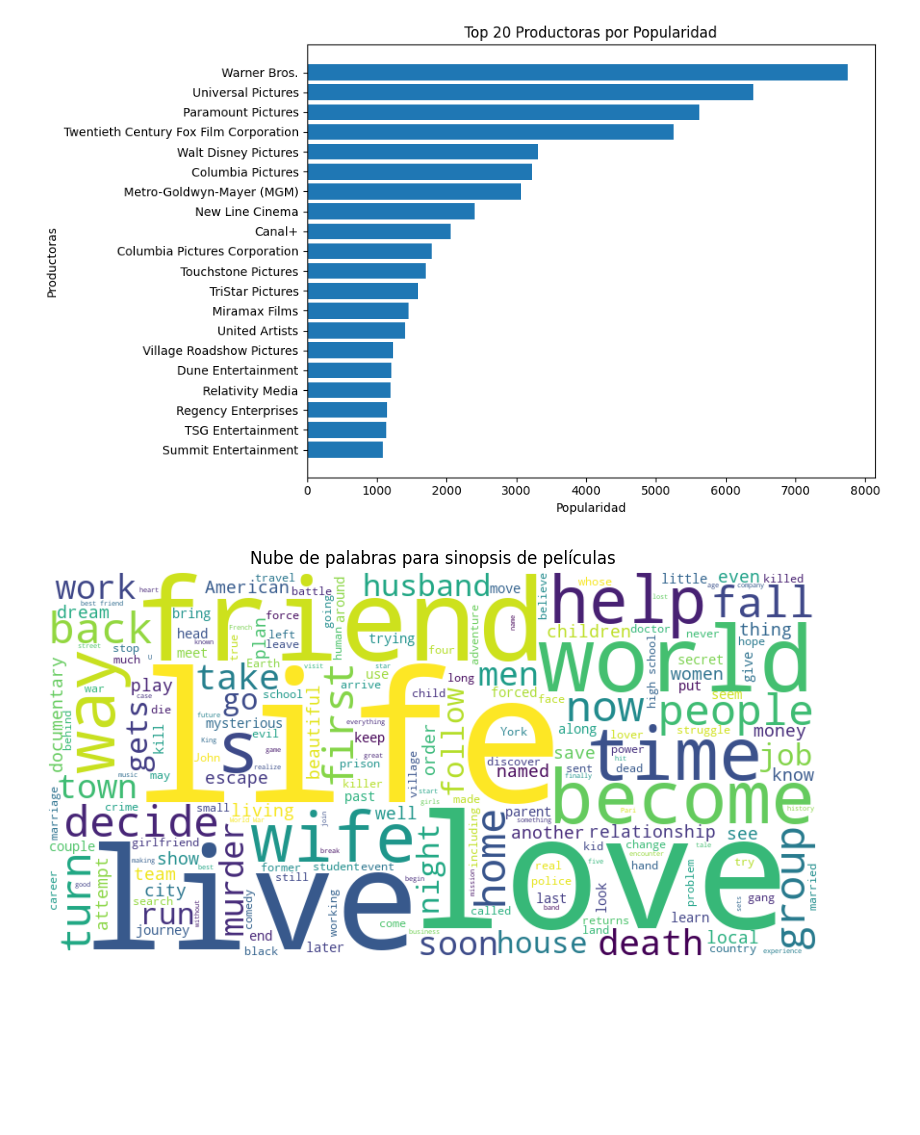
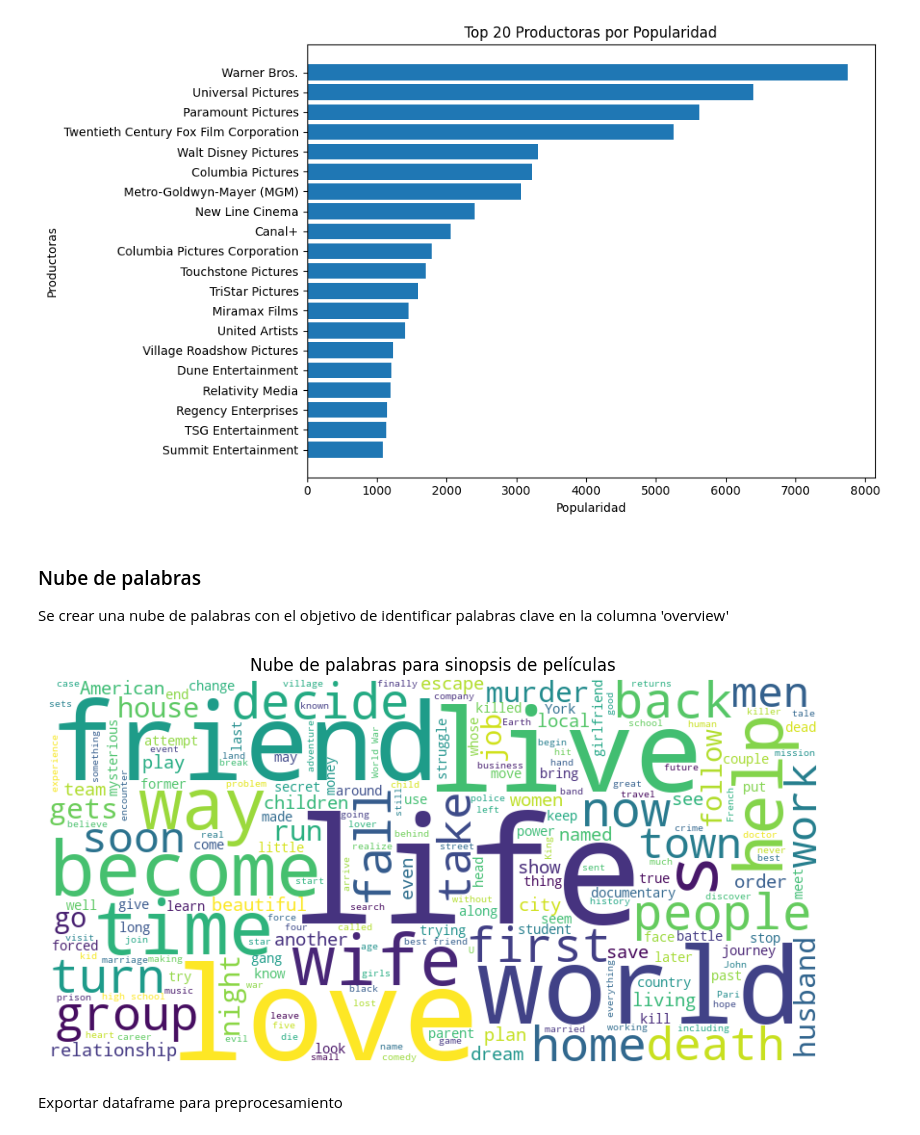
Before and after one commit to alejocampos1/Movies_Recommendation_2024, a Jupyter notebook: Notebooks/eda.ipynb, the cells around one changed output. Saved outputs shown, nothing was run; the diff lists cells and outputs as text; code cells hidden in the pictures; blank space fills up the shorter version.

```diff
--- a/Notebooks/eda.ipynb
+++ b/Notebooks/eda.ipynb
@@ -221,5 +236,3 @@ Como resultado del análisis de esta distribución, se eliminará la columna
-# %%
-df_movies_filtered = df_movies_filtered.drop(columns='original_language')
 # %% [markdown]
 ### Distribución de duración de las películas
 Visualizar cómo se distribuyen las películas en su duración
@@ -409,40 +485,46 @@ plt.tight_layout()
 plt.show()
 # %% [output]
 [figure]
+# %% [markdown]
+### Nube de palabras
+Se crear una nube de palabras con el objetivo de identificar palabras clave en la columna 'overview'
 # %%
 # Rellenar los valores nulos con una cadena vacía
 df_movies_filtered['overview'] = df_movies_filtered['overview'].fillna('')
 
 # Definir las stopwords (palabras que queremos excluir)
 stopwords = set(STOPWORDS)
 stopwords.update([
     "the", "a", "an", "and", "or", "but", "so", "of", "in", "on", "with", "by", "for", "from", "at", "to", "it", "its", "this", "that", "is", "are", "was", "were",
     "be", "been", "being",
-    "have", "has", "had", "i", "you", "he", "she", "we", "they", "his", "her", "their", "there", "them", "then", "when", "where", "what", "who", "which", "why", "how",
-    "just", "about",
+    "have", "has", "had", "i", "you", "he", "she", "we", "they", "his", "her", "their", "there", "them", "then", "when", "where", "what", "who", "which", "why",
+    "how", "just", "about",
     "into", "like", "out", "over", "under", "before", "after", "as", "all", "one", "two", "three", "more", "most", "many", "few",
     "movie", "film", "films", "story", "plot", "character", "characters", "director", "actors", "role", "scene", "scenes", "based", "villain", "sequel", "prequel",
     "series", "set", "takes",
     "place", "stars", "produced", "produces", "production", "released", "release", "year", "years",
     "month", "months", "day", "days", "part", "parts",
     "young", "old", "man", "woman", "boy", "girl", "family", "father", "mother", "son", "daughter", "brother", "sister", "find",
     "discovers", "fight", "against", "away", "new", "return", "facing", "must", "will",
     "can", "tries", "ends", "begins", "helps",
-    "starts", "goes", "comes", "leads", "takes", "finds", "discovers", "faces", "tries", "leaves", "meets", "begins", "ends", "find", "fights", "wants", "needs", "helps", "works",
+    "starts", "goes", "comes", "leads", "takes", "finds", "discovers", "faces", "tries", "leaves", "meets", "begins", "ends", "find", "fights", "wants", "needs",
+    "helps", "works",
     "together", "make", "makes", "tells", "asks"
 ])
 
 # Unir todas las sinopsis en un solo string
 text = " ".join(overview for overview in df_movies_filtered['overview'])
 
 # Crear la nube de palabras
 wordcloud = WordCloud(width=800, height=400, background_color='white', stopwords=stopwords).generate(text)
 
 # Mostrar la nube de palabras
 plt.figure(figsize=(10, 5))
 plt.imshow(wordcloud, interpolation='bilinear')
 plt.axis("off")
 plt.title('Nube de palabras para sinopsis de películas')
 plt.show()
 # %% [output]
-[figure, old version]
+[figure, new version]
+# %% [markdown]
+Exportar dataframe para preprocesamiento
```
Also changed, not shown: parts of 11 cells of this notebook, 3 other files.
